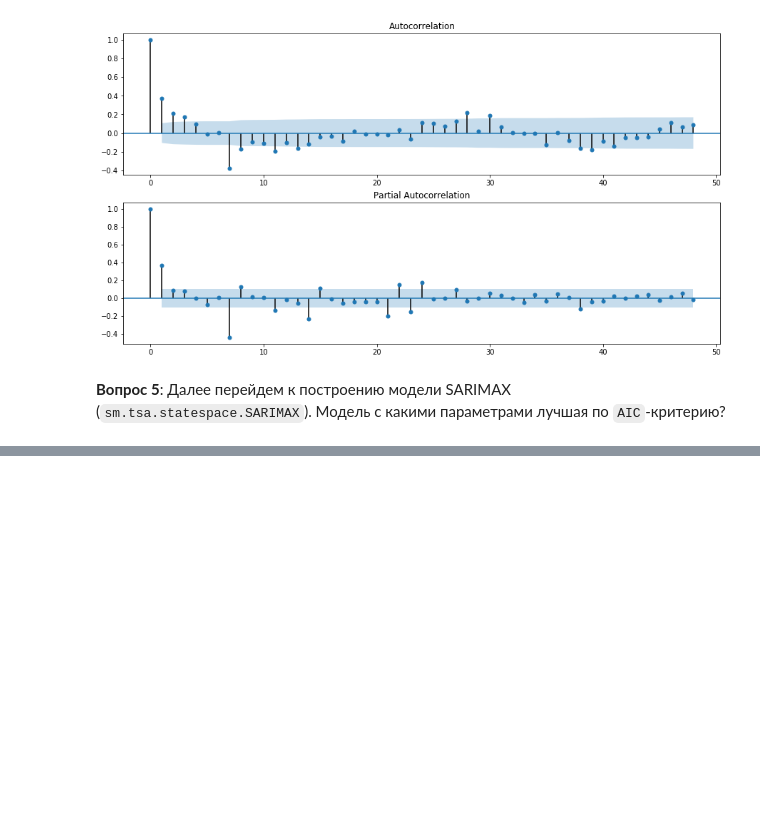
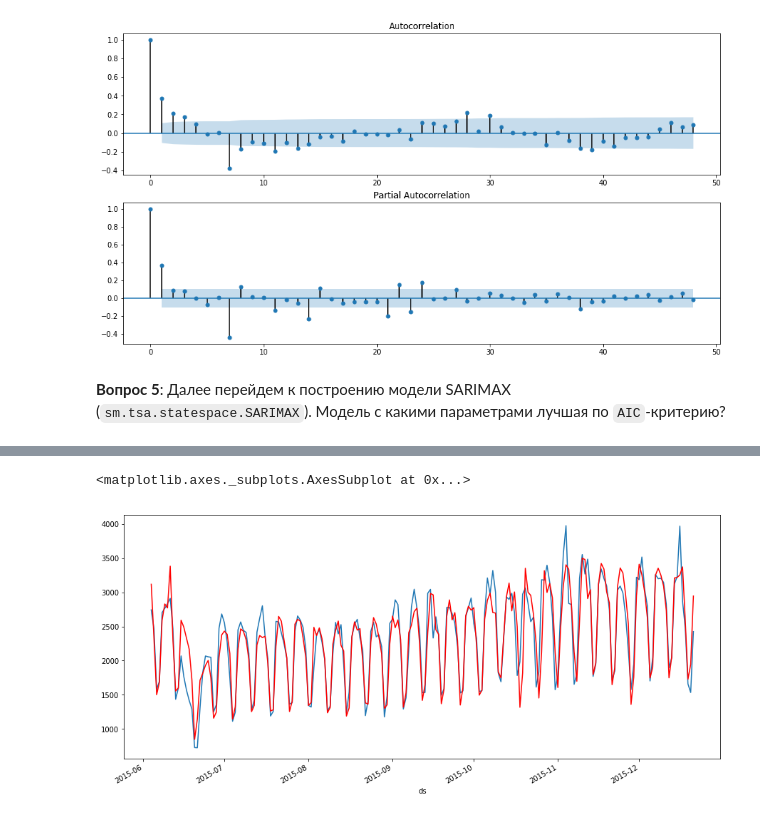
Before and after one commit to pavelvpster/mlcourse_open, a Jupyter notebook: jupyter_notebooks/homeworks/hw09_time_series.ipynb, the cells around one changed output, grey strips where cells are left out. Saved outputs shown, nothing was run; the diff lists cells and outputs as text; code cells hidden in the pictures; blank space fills up the shorter version.

```diff
--- a/jupyter_notebooks/homeworks/hw09_time_series.ipynb
+++ b/jupyter_notebooks/homeworks/hw09_time_series.ipynb
@@ -208,0 +211,16 @@ sm.graphics.tsa.plot_pacf(train_df.y_diff[8:].values.squeeze(), lags=48, ax=ax)
+# %%
+## ВАШ КОД для построения модели ##
+
+# Индекс должен быть типа "дата и время"
+
+train_df.set_index('ds', inplace=True)
+
+# Начальные значения по ACF/PACF
+
+S = 7
+D = 1
+d = 0
+Q = 1
+q = 3
+P = 3
+p = 1
@@ -208,0 +348,8 @@ sm.graphics.tsa.plot_pacf(train_df.y_diff[8:].values.squeeze(), lags=48, ax=ax)
+# %%
+
+plt.figure(figsize=(15, 7))
+train_df.y.tail(200).plot()
+best_model.fittedvalues[13:].tail(200).plot(color='r')
+# %% [output]
+<matplotlib.axes._subplots.AxesSubplot at 0x...>
+[figure, added]
```
Also changed, not shown: parts of 12 cells of this notebook.
